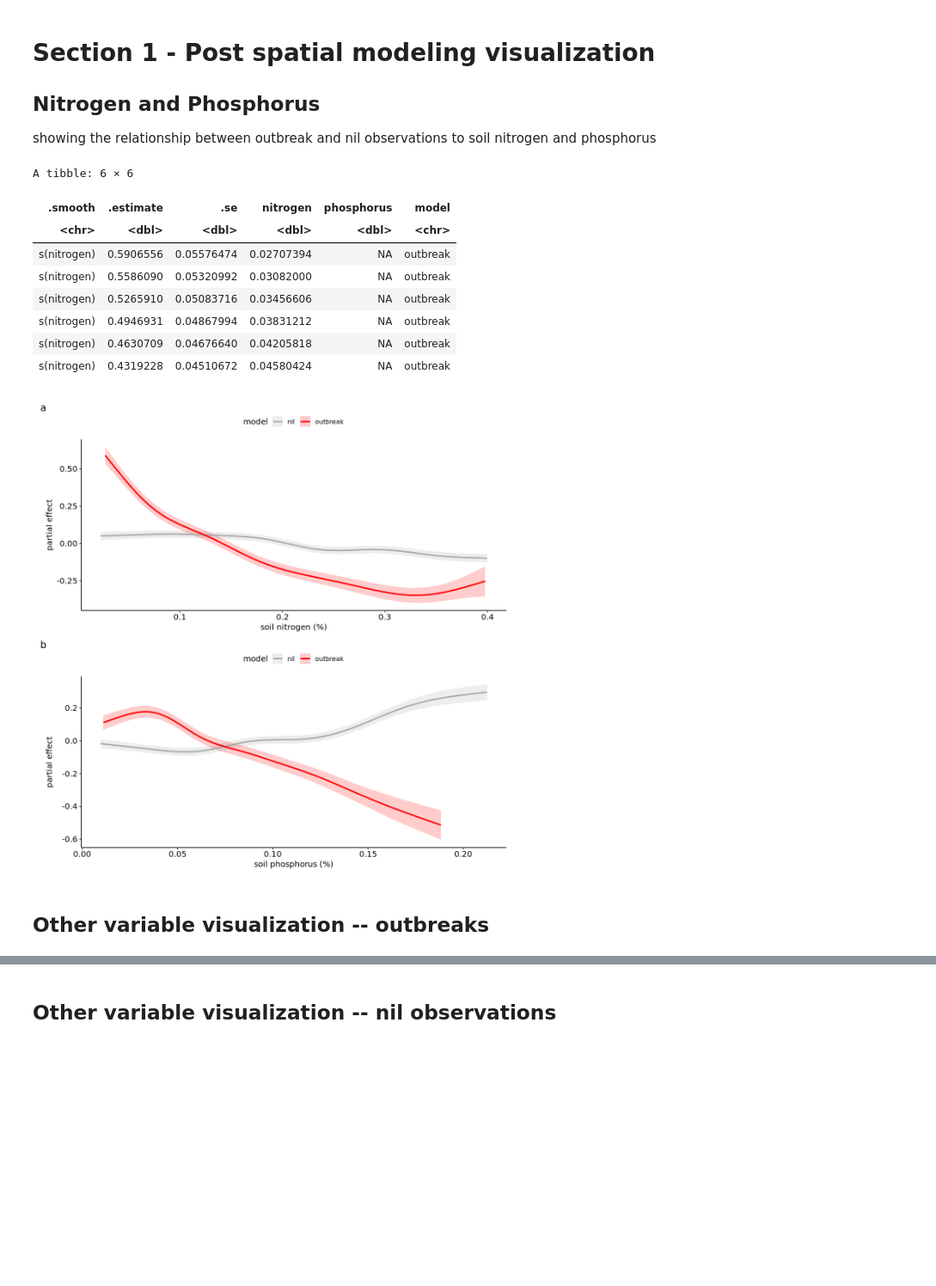
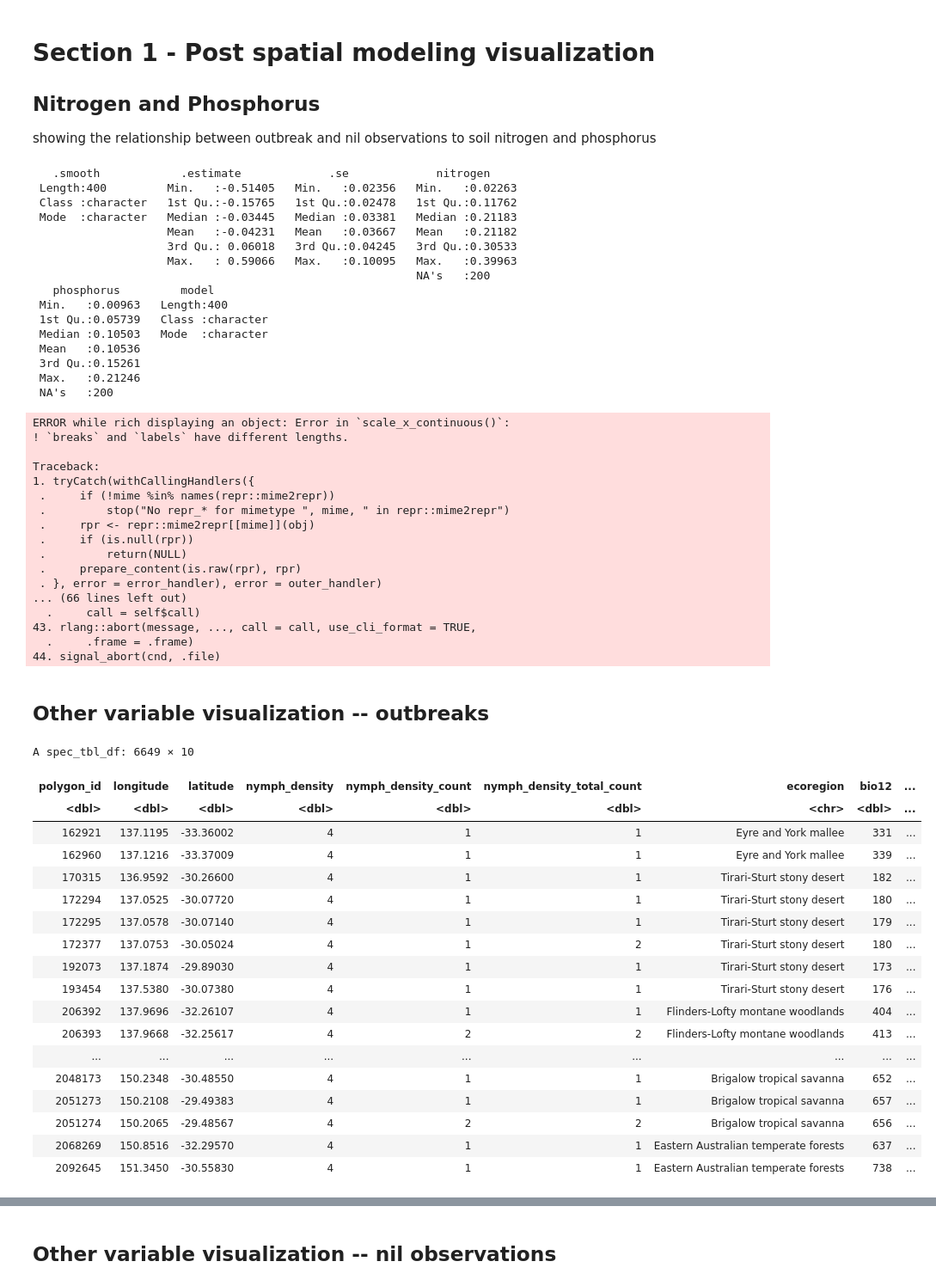
Before and after one commit to ddlawton/herbivore_nutrient_interactions, a Jupyter notebook: scripts/spatial_modeling/06_spatial_modeling_figure_table_construction_code.ipynb, the cells around one changed output, grey strips where cells are left out. Shown at 86% size. Cells and saved outputs as stored; diff of their text form; code cells hidden in the pictures; blank space fills up the shorter version.

```diff
--- a/scripts/spatial_modeling/06_spatial_modeling_figure_table_construction_code.ipynb
+++ b/scripts/spatial_modeling/06_spatial_modeling_figure_table_construction_code.ipynb
@@ -70,17 +71,24 @@ nil_model_results <- read_csv(here("output/spatial_modeling/nil_model_smooth_est
 
 combine_dat <- rbind(outbreak_model_results,nil_model_results)
 # %%
-combine_dat |> head()
+combine_dat |> summary()
 # %% [output]
-A tibble: 6 × 6
+   .smooth            .estimate             .se             nitrogen
+ Length:400         Min.   :-0.51405   Min.   :0.02356   Min.   :0.02263
+ Class :character   1st Qu.:-0.15765   1st Qu.:0.02478   1st Qu.:0.11762
+ Mode  :character   Median :-0.03445   Median :0.03381   Median :0.21183
+                    Mean   :-0.04231   Mean   :0.03667   Mean   :0.21182
+                    3rd Qu.: 0.06018   3rd Qu.:0.04245   3rd Qu.:0.30533
+                    Max.   : 0.59066   Max.   :0.10095   Max.   :0.39963
+                                                         NA's   :200
+   phosphorus         model
+ Min.   :0.00963   Length:400
+ 1st Qu.:0.05739   Class :character
+ Median :0.10503   Mode  :character
+ Mean   :0.10536
+ 3rd Qu.:0.15261
+ Max.   :0.21246
+ NA's   :200
-| .smooth | .estimate | .se | nitrogen | phosphorus | model |
-| <chr> | <dbl> | <dbl> | <dbl> | <dbl> | <chr> |
-| s(nitrogen) | 0.5906556 | 0.05576474 | 0.02707394 | NA | outbreak |
-| s(nitrogen) | 0.5586090 | 0.05320992 | 0.03082000 | NA | outbreak |
-| s(nitrogen) | 0.5265910 | 0.05083716 | 0.03456606 | NA | outbreak |
-| s(nitrogen) | 0.4946931 | 0.04867994 | 0.03831212 | NA | outbreak |
-| s(nitrogen) | 0.4630709 | 0.04676640 | 0.04205818 | NA | outbreak |
-| s(nitrogen) | 0.4319228 | 0.04510672 | 0.04580424 | NA | outbreak |
 # %%
 p1 <- combine_dat |>
   filter(.smooth == "s(nitrogen)") |>
@@ -91,7 +99,8 @@ p1 <- combine_dat |>
     scale_color_manual(values = c('dark grey','red'))  +
     scale_fill_manual(values = c('dark grey','red')) +
     xlab("soil nitrogen (%)") +
-    ylab("partial effect")
+    ylab("partial effect") +
+    scale_x_continuous(limits = c(0,0.3),labels = c(0.1,0.2,0.3))
 
 p2 <- combine_dat |>
   filter(.smooth == "s(phosphorus)") |>
@@ -102,13 +111,30 @@ p2 <- combine_dat |>
     scale_color_manual(values = c('dark grey','red'))  +
     scale_fill_manual(values = c('dark grey','red')) +
     xlab("soil phosphorus (%)") +
-    ylab("partial effect")
+    ylab("partial effect")  +
+    scale_x_continuous(limits = c(0,0.3),labels = c(0.1,0.2,0.3))
 
 soil_outbreak_plot <- (p1) / (p2) +
     plot_annotation(tag_levels = 'a')
 soil_outbreak_plot
 # %% [output]
-[figure, removed]
+ERROR while rich displaying an object: Error in `scale_x_continuous()`:
+! `breaks` and `labels` have different lengths.
+
+Traceback:
+1. tryCatch(withCallingHandlers({
+ .     if (!mime %in% names(repr::mime2repr))
+ .         stop("No repr_* for mimetype ", mime, " in repr::mime2repr")
+ .     rpr <- repr::mime2repr[[mime]](obj)
+ .     if (is.null(rpr))
+ .         return(NULL)
+ .     prepare_content(is.raw(rpr), rpr)
+ . }, error = error_handler), error = outer_handler)
+... (66 lines left out)
+  .     call = self$call)
+43. rlang::abort(message, ..., call = call, use_cli_format = TRUE,
+  .     .frame = .frame)
+44. signal_abort(cnd, .file)
 # %%
 
 ggsave(soil_outbreak_plot,
@@ -118,6 +144,29 @@ ggsave(soil_outbreak_plot,
 ## Other variable visualization -- outbreaks
 # %%
 outbreak_model_results <- read_csv(here("output/spatial_modeling/outbreak_model_smooth_estimates.csv"),show_col_types = FALSE)
+# %%
+outbreak_raw_data <- read_csv(here("data/processed/spatial_modeling/spatial_modeling_locust_outbreak_model_data.csv"),show_col_types = FALSE)
+outbreak_raw_data
+# %% [output]
+A spec_tbl_df: 6649 × 10
+| polygon_id | longitude | latitude | nymph_density | nymph_density_count | nymph_density_total_count | ecoregion | bio12 | ... |
+| <dbl> | <dbl> | <dbl> | <dbl> | <dbl> | <dbl> | <chr> | <dbl> | ... |
+| 162921 | 137.1195 | -33.36002 | 4 | 1 | 1 | Eyre and York mallee | 331 | ... |
+| 162960 | 137.1216 | -33.37009 | 4 | 1 | 1 | Eyre and York mallee | 339 | ... |
+| 170315 | 136.9592 | -30.26600 | 4 | 1 | 1 | Tirari-Sturt stony desert | 182 | ... |
+| 172294 | 137.0525 | -30.07720 | 4 | 1 | 1 | Tirari-Sturt stony desert | 180 | ... |
+| 172295 | 137.0578 | -30.07140 | 4 | 1 | 1 | Tirari-Sturt stony desert | 179 | ... |
+| 172377 | 137.0753 | -30.05024 | 4 | 1 | 2 | Tirari-Sturt stony desert | 180 | ... |
+| 192073 | 137.1874 | -29.89030 | 4 | 1 | 1 | Tirari-Sturt stony desert | 173 | ... |
+| 193454 | 137.5380 | -30.07380 | 4 | 1 | 1 | Tirari-Sturt stony desert | 176 | ... |
+| 206392 | 137.9696 | -32.26107 | 4 | 1 | 1 | Flinders-Lofty montane woodlands | 404 | ... |
+| 206393 | 137.9668 | -32.25617 | 4 | 2 | 2 | Flinders-Lofty montane woodlands | 413 | ... |
+| ... | ... | ... | ... | ... | ... | ... | ... | ... |
+| 2048173 | 150.2348 | -30.48550 | 4 | 1 | 1 | Brigalow tropical savanna | 652 | ... |
+| 2051273 | 150.2108 | -29.49383 | 4 | 1 | 1 | Brigalow tropical savanna | 657 | ... |
+| 2051274 | 150.2065 | -29.48567 | 4 | 2 | 2 | Brigalow tropical savanna | 656 | ... |
+| 2068269 | 150.8516 | -32.29570 | 4 | 1 | 1 | Eastern Australian temperate forests | 637 | ... |
+| 2092645 | 151.3450 | -30.55830 | 4 | 1 | 1 | Eastern Australian temperate forests | 738 | ... |
 # %%
 
 
```
Also changed, not shown: parts of 1 cell of this notebook, 1 other file.
